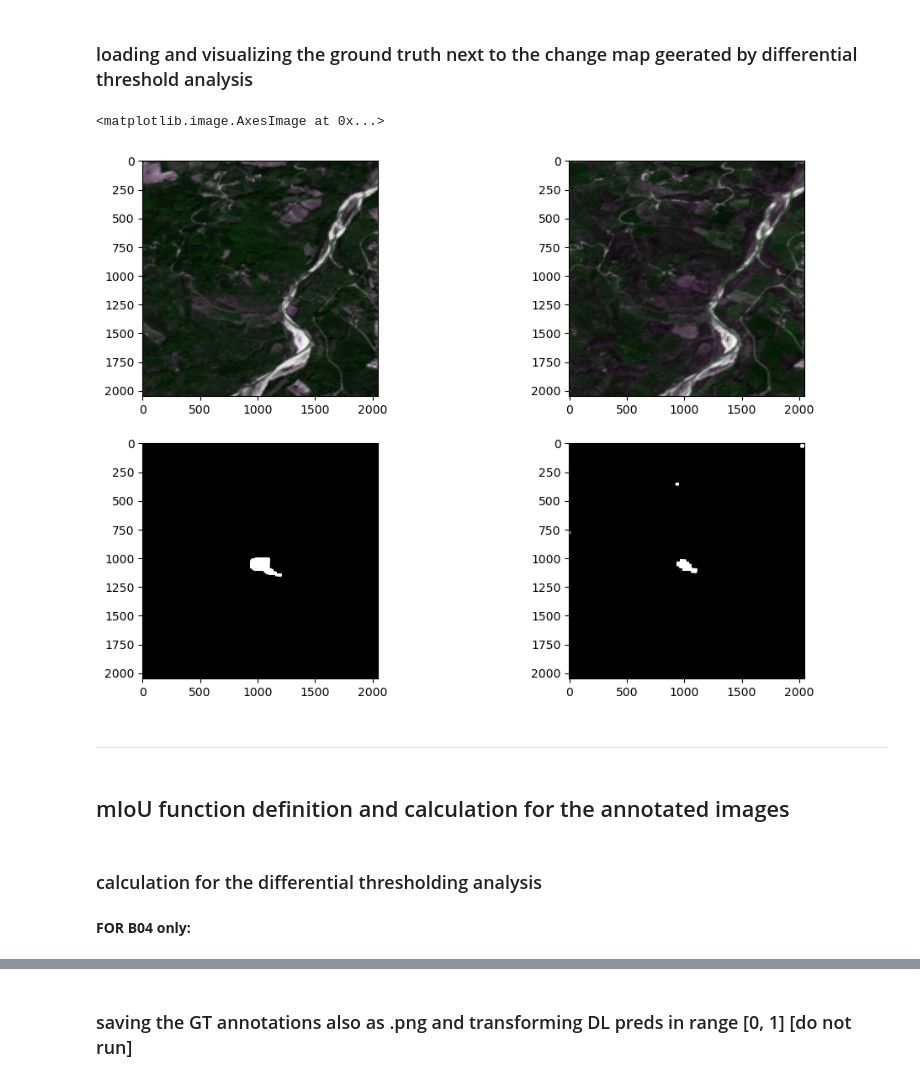
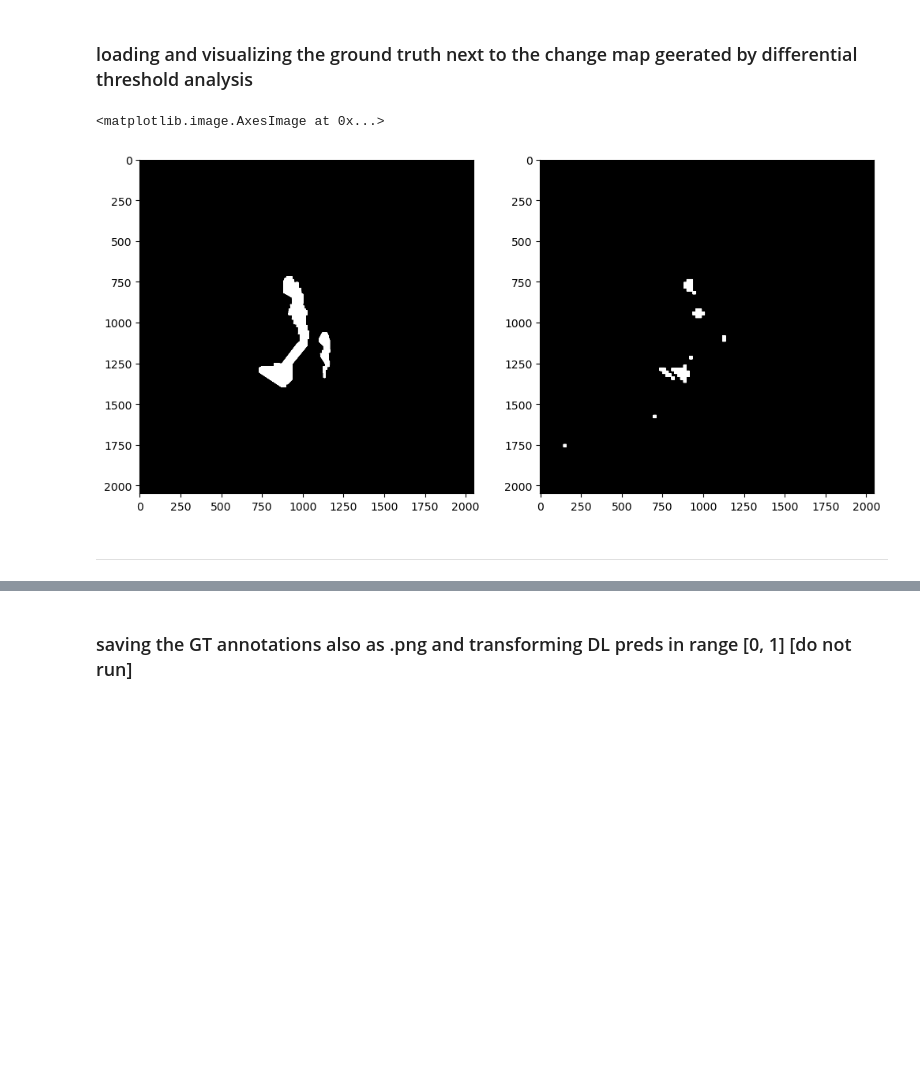
Before and after one commit to leonardijulia/MSc, a Jupyter notebook: retrieving_satellite_data.ipynb, the cells around one changed output, grey strips where cells are left out. Saved outputs shown, nothing was run; the diff lists cells and outputs as text; code cells hidden in the pictures; blank space fills up the shorter version.

```diff
--- a/retrieving_satellite_data.ipynb
+++ b/retrieving_satellite_data.ipynb
@@ -682,21 +417,15 @@ for i in range(len(landslide_df_3)):
 # %% [markdown]
 ### loading and visualizing the ground truth next to the change map geerated by differential threshold analysis
 # %%
-i = 61
-GT = tiff.imread("DATA/GT/GT_" + str(i) + ".tif")
-CM_pred = Image.open("DATA/thresholds/threshold_B12/" + str(i) + ".png")
-im_post = Image.open("DATA/PNG/" + str(i) + "_post.png")
-im_pre = Image.open("DATA/PNG/" + str(i) + "_pre2.png")
+i = 41
+GT = tiff.imread("DATA/GT/GT_TIF/GT_" + str(i) + ".tif")
+CM_pred = Image.open("DATA/DIFFERENTIAL_THRESHOLDING/thresholds/threshold_B12/" + str(i) + ".png")
 
-f, axarr = plt.subplots(2,2)
-axarr[0][0].imshow(im_pre, vmin=0, vmax=0.2, cmap='Greys_r')
-axarr[0][1].imshow(im_post, vmin=0, vmax=0.2, cmap='Greys_r')
-axarr[1][0].imshow(GT, vmin=0, vmax=0.2, cmap='Greys_r')
-axarr[1][1].imshow(CM_pred, vmin=0, vmax=0.2, cmap='Greys_r')
+f, axarr = plt.subplots(1,2, figsize=(12,10))
+axarr[0].imshow(GT, vmin=0, vmax=0.2, cmap='Greys_r')
+axarr[1].imshow(CM_pred, vmin=0, vmax=0.2, cmap='Greys_r')
 # %% [output]
 <matplotlib.image.AxesImage at 0x...>
-[figure, old version]
+[figure, new version]
 # %% [markdown]
 ---
-# %% [markdown]
-## mIoU function definition and calculation for the annotated images
@@ -738,4 +431,0 @@ def calculate_miou_and_F1(y_true, y_pred):
-# %% [markdown]
-### calculation for the differential thresholding analysis
-# %% [markdown]
-**FOR B04 only:**
```
Also changed, not shown: parts of 58 cells of this notebook, 1 other file.
